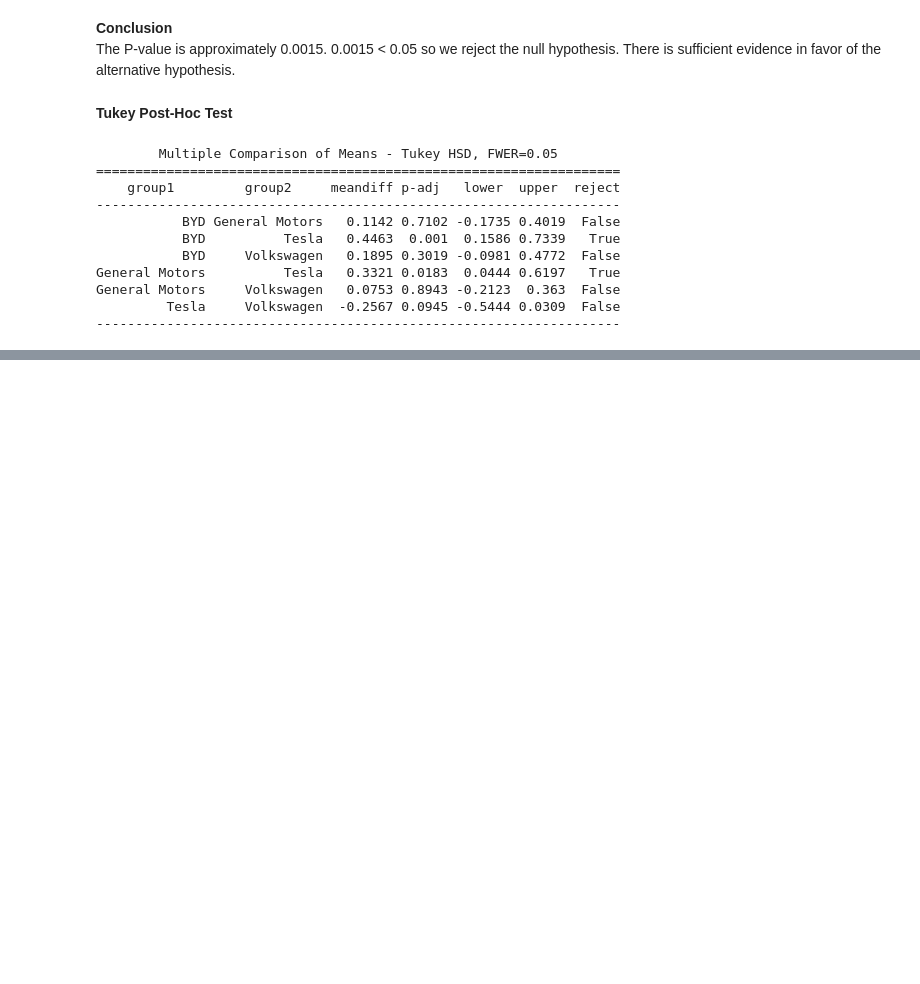
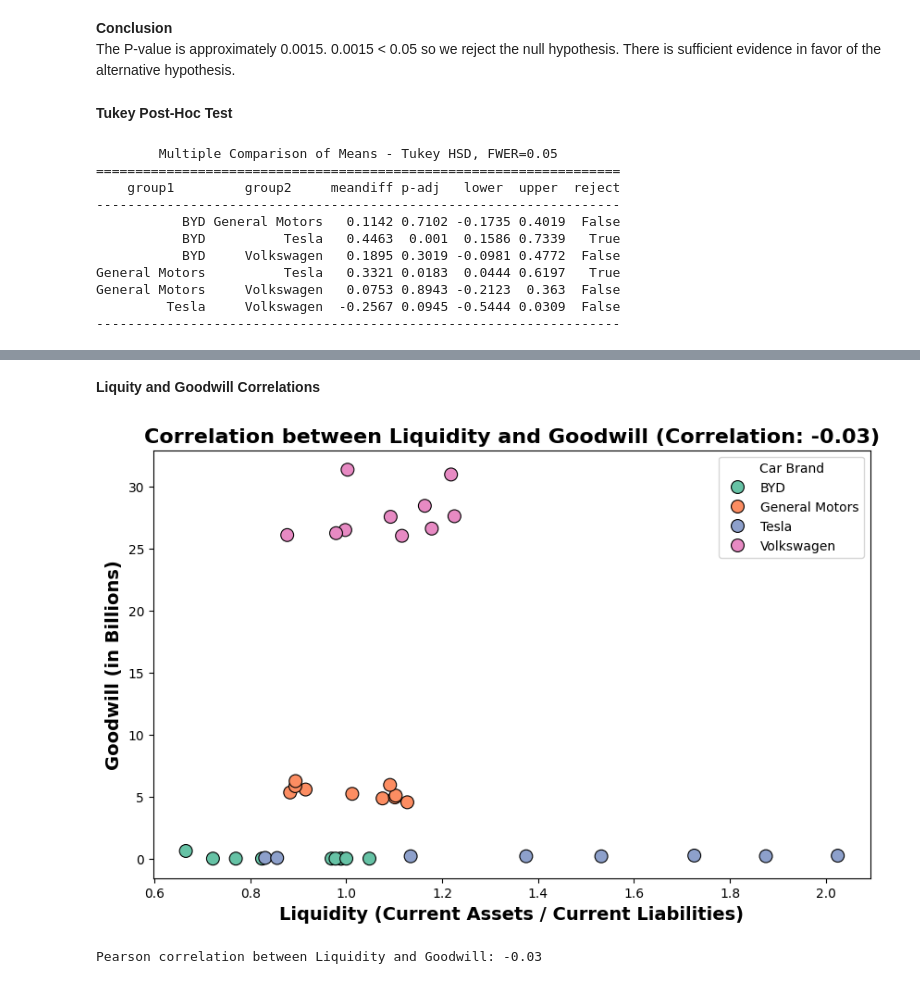
Before and after one commit to Chromex123/CMSC320-Final, a Jupyter notebook: CMSC320 Final.ipynb, the cells around one changed output, grey strips where cells are left out. Drawn from its saved outputs; the diff is of its cells as text; code cells hidden in the pictures; blank space fills up the shorter version.

```diff
--- a/CMSC320 Final.ipynb
+++ b/CMSC320 Final.ipynb
@@ -364,0 +447,20 @@ There is not a statistically signficant difference between the means of BYD and
+# %% [markdown]
+**Liquity and Goodwill  Correlations**
+# %%
+main_df['Total current assets'] = pd.to_numeric(main_df['Total current assets'], errors='coerce')
+main_df['Total current liabilities'] = pd.to_numeric(main_df['Total current liabilities'], errors='coerce')
+main_df['Liquidity'] = main_df['Total current assets'] / main_df['Total current liabilities']
+correlation = main_df[['Liquidity', 'Goodwill']].corr().iloc[0, 1]
+plt.figure(figsize=(10, 6))
+sns.scatterplot(x='Liquidity', y='Goodwill', data=main_df, hue='Car', palette='Set2', s=100, edgecolor='black')
+plt.title(f'Correlation between Liquidity and Goodwill (Correlation: {correlation:.2f})', fontsize=16, fontweight='bold')
+plt.xlabel('Liquidity (Current Assets / Current Liabilities)', fontsize=14, fontweight='bold')
+plt.ylabel('Goodwill (in Billions)', fontsize=14, fontweight='bold')
+plt.legend(title='Car Brand', loc='upper right')
+plt.gca().invert_yaxis()
+plt.show()
+
+print(f"Pearson correlation between Liquidity and Goodwill: {correlation:.2f}")
+# %% [output]
+[figure, added]
+Pearson correlation between Liquidity and Goodwill: -0.03
```
Also changed, not shown: parts of 19 cells of this notebook.
